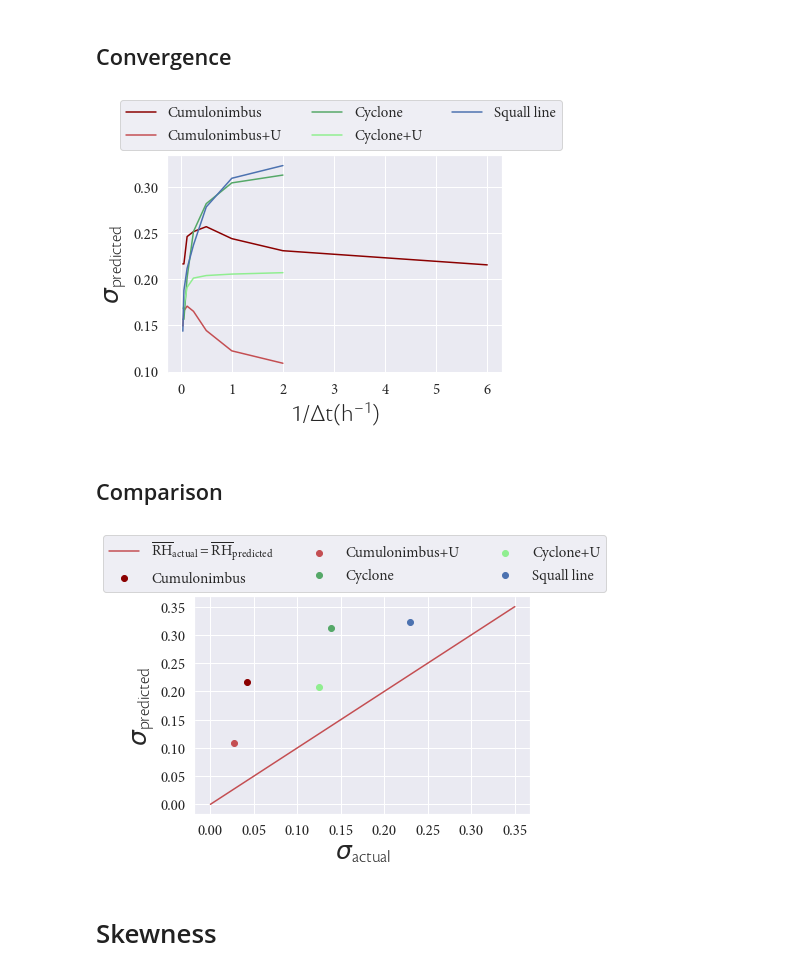
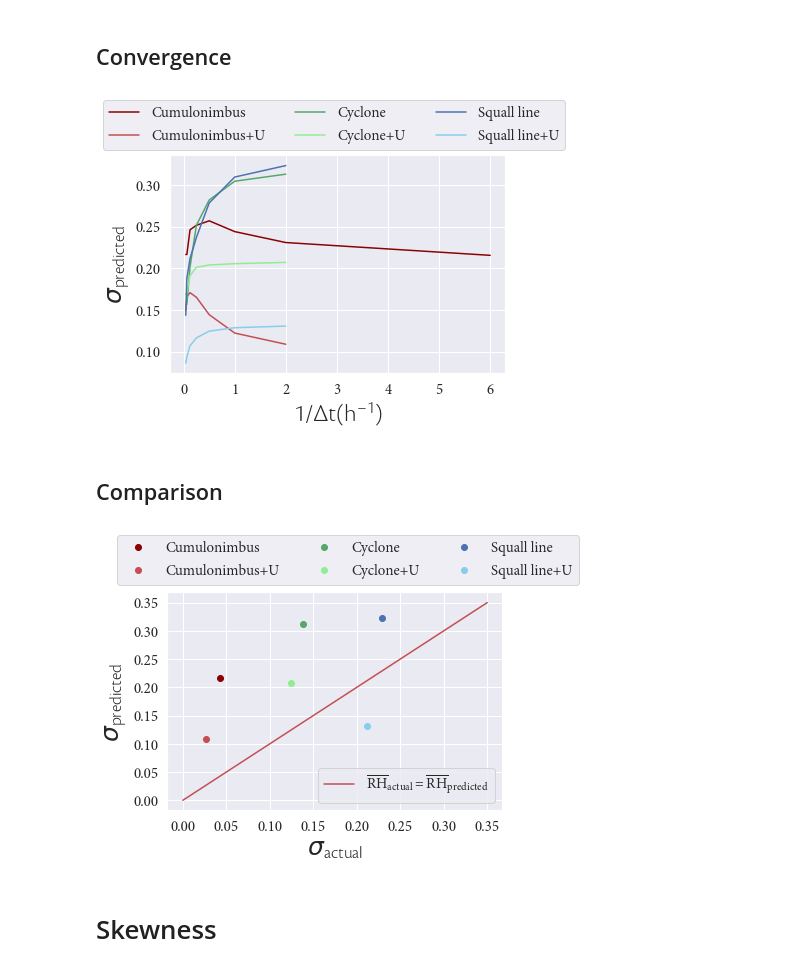
Before and after one commit to FelixLangot/LMD_Internship, a Jupyter notebook: Stats.ipynb, the cells around one changed output. Saved outputs shown, nothing was run; the diff lists cells and outputs as text; code cells hidden in the pictures.

```diff
--- a/Stats.ipynb
+++ b/Stats.ipynb
@@ -159,7 +118,7 @@ for i in np.arange(len(Rhnlist)):
 # %% [markdown]
 ## Variabilité temporelle de la moyenne
 # %%
-TEST = np.reshape(RHplistSqll1, (9,128*128))
+TEST = np.reshape(RHplistSqll_U1, (9,128*128))
 TEST.shape
 testmeanlst = []
 for i in np.arange(len(TEST)):
@@ -172,16 +131,22 @@ print(np.std(testmeanlst))
 0.0
 # %%
-labelsRHfit = ['Cumulonimbus', 'Cumulonimbus+U', 'Cyclone', 'Cyclone+U', 'Squall line']
+labelsRHfit = ['Cumulonimbus', 'Cumulonimbus+U', 'Cyclone', 'Cyclone+U', 'Squall line', 'Squall line+U']
 colors = np.asarray(['darkred', 'r', 'g', 'lightgreen', 'b', 'skyblue'], dtype=object)
 # %%
-xx = [meanRhlist[0],meanRhlist[1], meanRhlist[2], meanRhlist[3],meanRhlist[4]]
+xx = meanRhlist
 yy = meanRHlist
+fig = plt.figure()
+ax = fig.add_subplot(111)
+fit = ax.plot(np.linspace(0,1,10),np.linspace(0,1,10), color='r', label=r'$\mathdefault{\overline{RH}_{actual} = \overline{RH}_{predicted}}$')
+leg1 = ax.legend(prop=Mplabelprop)
+dataleg = []
 for i in np.arange(len(xx)):
-    plt.scatter(xx[i], yy[i], color = colors[i], label=labelsRHfit[i])
-plt.plot(np.linspace(0,1,10),np.linspace(0,1,10), color='r', label=r'$\mathdefault{\overline{RH}_{actual} = \overline{RH}_{predicted}}$')
+    (data,) = ax.plot(xx[i], yy[i], 'o', color = colors[i], label=labelsRHfit[i])
+    dataleg.append(data)
+leg2 = ax.legend([dataleg[0],dataleg[1],dataleg[2],dataleg[3],dataleg[4],dataleg[5]],labelsRHfit,bbox_to_anchor=(1.25, 1.30), prop=Mplabelprop, ncol=3)
+ax.add_artist(leg1)
 plt.xticks(font=Mplabelprop)
 plt.yticks(font=Mplabelprop)
-plt.legend(bbox_to_anchor=(1.2, 1.29), prop=Mplabelprop, ncol=3)
 plt.xlabel(r'$\mathdefault{\overline{RH}_{actual}}$', fontproperties=Cslabelprop)
 plt.ylabel(r'$\mathdefault{\overline{RH}_{predicted}}$', fontproperties=Cslabelprop)
 plt.savefig('Figs/meanRHpvsRHa.png', bbox_inches='tight', format='PNG', dpi=600)
@@ -201,7 +166,7 @@ for name in tqdmn(namelist):
     for step, i in zip(steplist, np.arange(len(steplist))):
         locals()['stdRHplist'+str(name)][i] = np.std(locals()['RHplist'+str(name)+str(step)])
 # %%
-stdcomplist = [stdRHplistCumudt10, stdRHplistCumu_U, stdRHplistCyc, stdRHplistCyc_U, stdRHplistSqll]
+stdcomplist = [stdRHplistCumudt10, stdRHplistCumu_U, stdRHplistCyc, stdRHplistCyc_U, stdRHplistSqll, stdRHplistSqll_U]
 plt.plot(1/(np.asarray(steplist2)*1/6), stdRHplistCumudt10, color = colors[0], label=labelsRHfit[0])
 for i in np.arange(1,len(stdcomplist)):
     plt.plot(1/(np.asarray(steplist)*1/2), stdcomplist[i], color = colors[i], label=labelsRHfit[i])
@@ -213,24 +178,30 @@ plt.ylabel(r'$\sigma\mathdefault{_{predicted}}$', fontproperties=Cslabelprop)
 plt.savefig('Figs/stdRHscomp.png', bbox_inches='tight', format='PNG', dpi=600)
 plt.show()
 # %% [output]
-[figure, old version]
+[figure, new version]
 # %% [markdown]
 ## Comparison
 # %%
-xxstd = [Rhstdlist[0],Rhstdlist[1], Rhstdlist[2], Rhstdlist[3],Rhstdlist[4]]
+xxstd = Rhstdlist
 yystd = RHstdlist
+fig = plt.figure()
+ax = fig.add_subplot(111)
+fit = ax.plot(np.linspace(0,0.35,10),np.linspace(0,0.35,10), color='r', label=r'$\mathdefault{\overline{RH}_{actual} = \overline{RH}_{predicted}}$')
+leg1 = ax.legend(prop=Mplabelprop)
+dataleg = []
 for i in np.arange(len(xxstd)):
-    plt.scatter(xxstd[i], yystd[i], color = colors[i], label=labelsRHfit[i])
-plt.plot(np.linspace(0,0.35,10),np.linspace(0,0.35,10), color='r', label=r'$\mathdefault{\overline{RH}_{actual} = \overline{RH}_{predicted}}$')
+    (data,) = ax.plot(xxstd[i], yystd[i], 'o', color = colors[i], label=labelsRHfit[i])
+    dataleg.append(data)
+leg2 = ax.legend([dataleg[0],dataleg[1],dataleg[2],dataleg[3],dataleg[4],dataleg[5]],labelsRHfit,bbox_to_anchor=(1.25, 1.30), prop=Mplabelprop, ncol=3)
+ax.add_artist(leg1)
 plt.xticks(font=Mplabelprop)
 plt.yticks(font=Mplabelprop)
-plt.legend(bbox_to_anchor=(1.25, 1.32), prop=Mplabelprop, ncol=3)
 plt.xlabel(r'$\sigma\mathdefault{_{actual}}$', fontproperties=Cslabelprop)
 plt.ylabel(r'$\sigma\mathdefault{_{predicted}}$', fontproperties=Cslabelprop)
 plt.savefig('Figs/stdRHpvsRHa.png', bbox_inches='tight', format='PNG', dpi=600)
 plt.show()
 # %% [output]
-[figure, old version]
+[figure, new version]
 # %% [markdown]
 # Skewness
 # %% [markdown]
```
Also changed, not shown: parts of 18 cells of this notebook, 3 other files.
